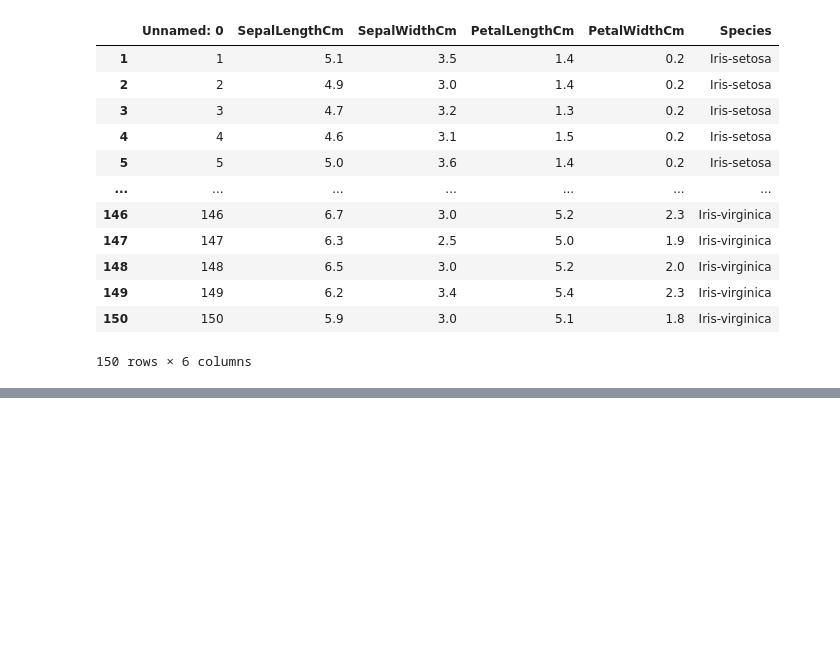
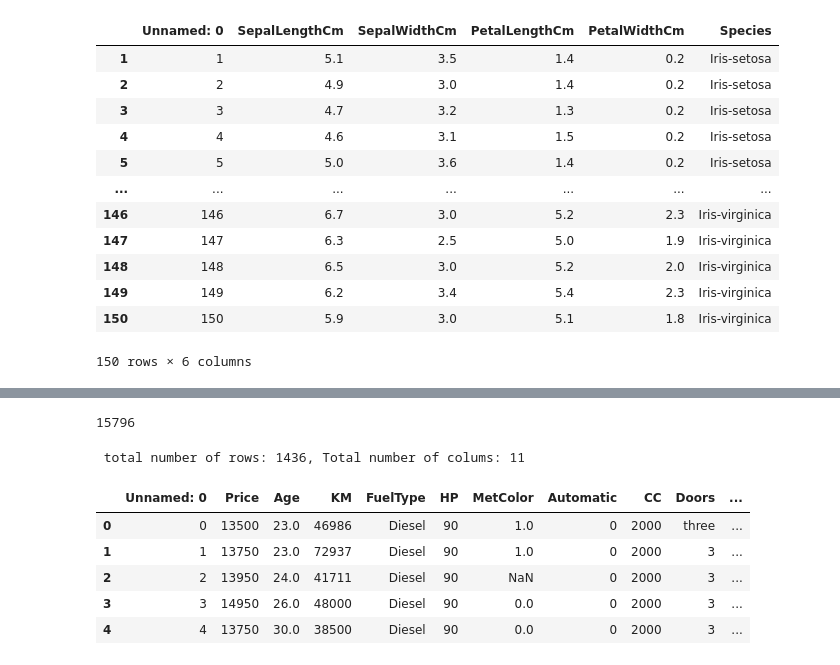
Before and after one commit to Foster-Asare/ds_loading_data, a Jupyter notebook: loading_dataset.ipynb, the cells around one changed output, grey strips where cells are left out. Drawn from its saved outputs; the diff is of its cells as text; code cells hidden in the pictures; blank space fills up the shorter version.

```diff
--- a/loading_dataset.ipynb
+++ b/loading_dataset.ipynb
@@ -105,0 +193,20 @@ df_iris
+# %%
+## Lets get the size of the dataframe
+toyota_df.size
+# %% [output]
+15796
+# %%
+## Lets get the exact of rows and column in the dataframe
+print(f' total number of rows: {toyota_df.shape[0]}, Total number of colums: {toyota_df.shape[1]}')
+# %% [output]
+ total number of rows: 1436, Total number of colums: 11
+# %%
+## Display the first five rows of the dataframe
+toyota_df.head()
+# %% [output]
+|  | Unnamed: 0 | Price | Age | KM | FuelType | HP | MetColor | Automatic | CC | Doors | ... |
+| 0 | 0 | 13500 | 23.0 | 46986 | Diesel | 90 | 1.0 | 0 | 2000 | three | ... |
+| 1 | 1 | 13750 | 23.0 | 72937 | Diesel | 90 | 1.0 | 0 | 2000 | 3 | ... |
+| 2 | 2 | 13950 | 24.0 | 41711 | Diesel | 90 | NaN | 0 | 2000 | 3 | ... |
+| 3 | 3 | 14950 | 26.0 | 48000 | Diesel | 90 | 0.0 | 0 | 2000 | 3 | ... |
+| 4 | 4 | 13750 | 30.0 | 38500 | Diesel | 90 | 0.0 | 0 | 2000 | 3 | ... |
```
Also changed, not shown: parts of 29 cells of this notebook.
